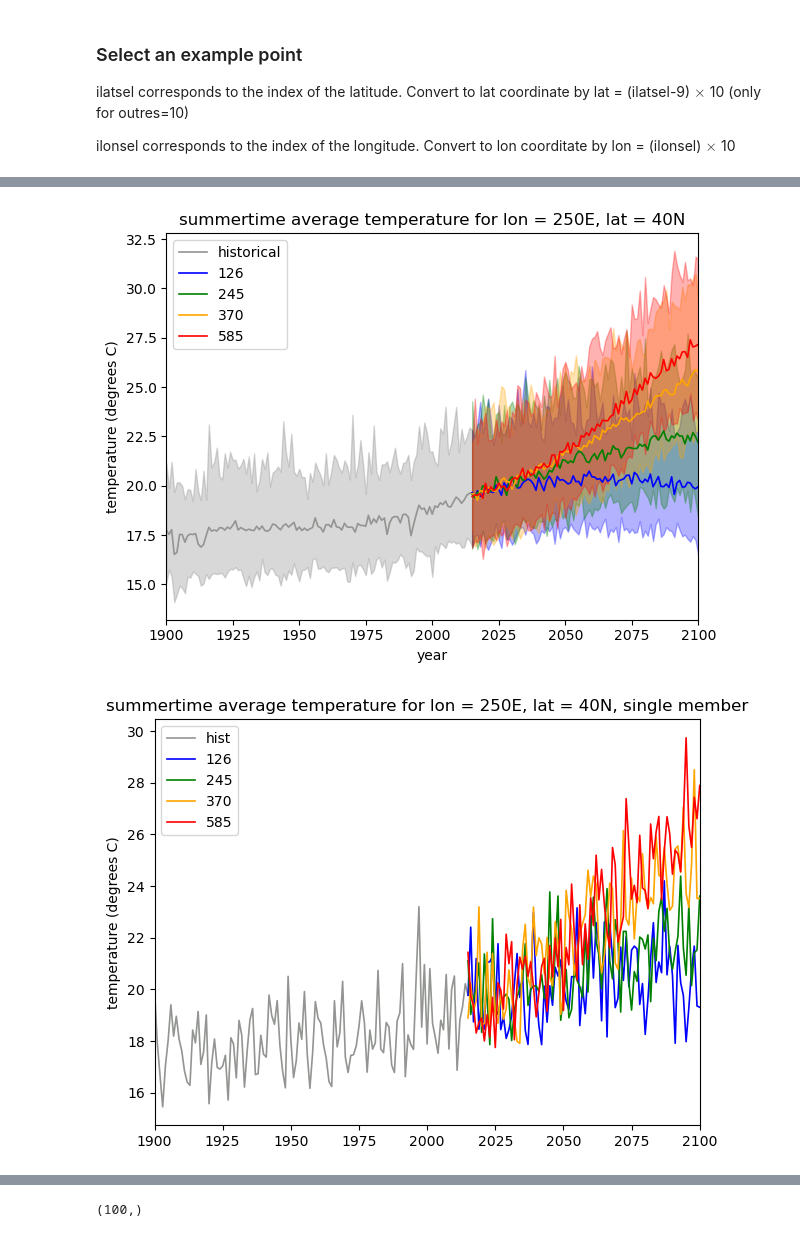
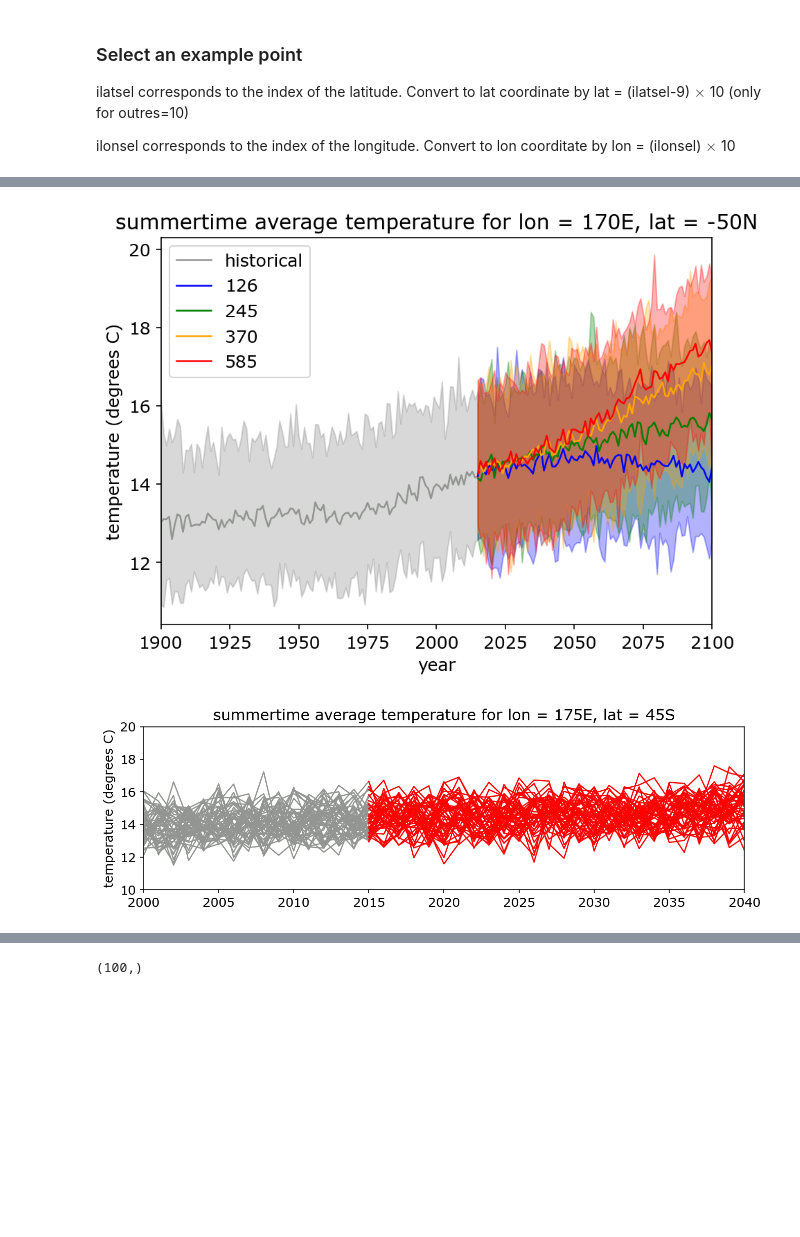
Before and after one commit to emily-gordy/predictability-emergence, a Jupyter notebook: gridpointmodel.ipynb, the cells around one changed output, grey strips where cells are left out. Drawn from its saved outputs; the diff is of its cells as text; code cells hidden in the pictures; blank space fills up the shorter version.

Commit message:
plots

```diff
--- a/gridpointmodel.ipynb
+++ b/gridpointmodel.ipynb
@@ -28,6 +28,20 @@ import json
 import pickle
 
 import cartopy.crs as ccrs
+import matplotlib as mpl
+
+mpl.rcParams['figure.facecolor'] = 'white'
+mpl.rcParams['figure.dpi'] = 150
+mpl.rcParams['font.family'] = 'sans-serif'
+mpl.rcParams['font.size'] = 12
+mpl.rcParams['font.sans-serif']=['Verdana']
+
+params = {"ytick.color": "k",
+          "xtick.color": "k",
+          "axes.labelcolor": "k",
+          "axes.edgecolor": "k"}
+plt.rcParams.update(params)
+
 # import imageio
 
 from sklearn.linear_model import LogisticRegression
@@ -192,8 +206,8 @@ ilatsel corresponds to the index of the latitude. Convert to lat coordinate by l
 
 ilonsel corresponds to the index of the longitude. Convert to lon coorditate by lon = (ilonsel) $\times$ 10
 # %%
-ilatsel = 13
-ilonsel = 25
+ilatsel = 4
+ilonsel = 17
 
 latsel = latvec[ilatsel]
 lonsel = lonvec[ilonsel]
@@ -265,26 +279,61 @@ plt.legend()
 plt.tight_layout()
 plt.show()
 # %% [output]
-[figure, old version]
+[figure, new version]
 # %%
 sspcols = ['blue','green','orange','red']
 
-for issp in range(4):
+# for issp in range(4):
 
-    summersel = AllData.alloutput[issp][:,:,ilatsel,ilonsel]-273
+ilatsel = 4
+ilonsel = 17
 
-    if issp == 0:
+summersel = AllData.alloutput[3][:,:,ilatsel,ilonsel]-273
 
-        plt.plot(np.arange(timerange[0],2016),summersel[0,:116],color='xkcd:grey',linewidth=1.2,label='hist')
+maxes = np.zeros(summersel.shape)
 
-    plt.plot(np.arange(2015,timerange[-1]+1),summersel[0,115:],color=sspcols[issp],label=ssplist[issp],linewidth=1.2)
+for i in range(summersel.shape[0]):
+    currentmax = np.max(summersel[i,0:50])
+    # print(currentmax)
+    for j in range(summersel.shape[1]-50):
+        maxcheck = summersel[i,j+50]>currentmax
+        if maxcheck:
+            maxes[i,j+50] = 1.
+            currentmax = summersel[i,j+50]
 
-plt.title('summertime average temperature for lon = ' + str(lonsel)+'E, lat = '+ str(latsel)+ 'N, single member' )
+maxes[maxes==0] = np.nan
+
+plt.figure(figsize=(9,3))
+
+# plt.plot(np.arange(timerange[0],2016),summersel[0,:116],color='xkcd:grey',linewidth=1.2,label='hist')
+# plt.scatter(np.arange(timerange[0],2016),maxes[0,:116]*summersel[0,:116],color='xkcd:maroon')
+
+# plt.plot(np.arange(2015,timerange[-1]+1),summersel[0,115:],color=sspcols[3],label=ssplist[issp],linewidth=1.2)
+# plt.scatter(np.arange(2015,timerange[-1]+1),maxes[0,115:]*summersel[0,115:],color='xkcd:maroon')
+
+# plt.plot(np.arange(timerange[0],2016),summersel[1,:116],color='xkcd:grey',linewidth=1.2)
+# plt.scatter(np.arange(timerange[0],2016),maxes[1,:116]*summersel[1,:116],color='xkcd:maroon')
+
+# plt.plot(np.arange(2015,timerange[-1]+1),summersel[1,115:],color=sspcols[3],linewidth=1.2)
+# plt.scatter(np.arange(2015,timerange[-1]+1),maxes[1,115:]*summersel[1,115:],color='xkcd:maroon')
+
+for mem in range(50):
+
+    plt.plot(np.arange(timerange[0],2016),summersel[mem,:116],color='xkcd:grey',linewidth=1.2)
+    # plt.scatter(np.arange(timerange[0],2016),maxes[mem,:116]*summersel[mem,:116],color='xkcd:maroon')
+
+    plt.plot(np.arange(2015,timerange[-1]+1),summersel[mem,115:],color=sspcols[3],linewidth=1.2)
+    # plt.scatter(np.arange(2015,timerange[-1]+1),maxes[mem,115:]*summersel[mem,115:],color='xkcd:maroon')
+
+plt.title('summertime average temperature for lon = ' + str(lonsel+5)+'E, lat = '+ str(-1*(latsel+5))+ 'S' )
 plt.ylabel('temperature (degrees C)')
 plt.xlim(1900,2100)
-plt.legend()
+plt.xlim(2000,2040)
+plt.ylim(10,28)
+plt.ylim(10,20)
+# plt.legend()
 
 plt.tight_layout()
 plt.show()
 # %% [output]
-[figure, old version]
+[figure, new version]
```
Also changed, not shown: parts of 20 cells of this notebook, 3 other files.
